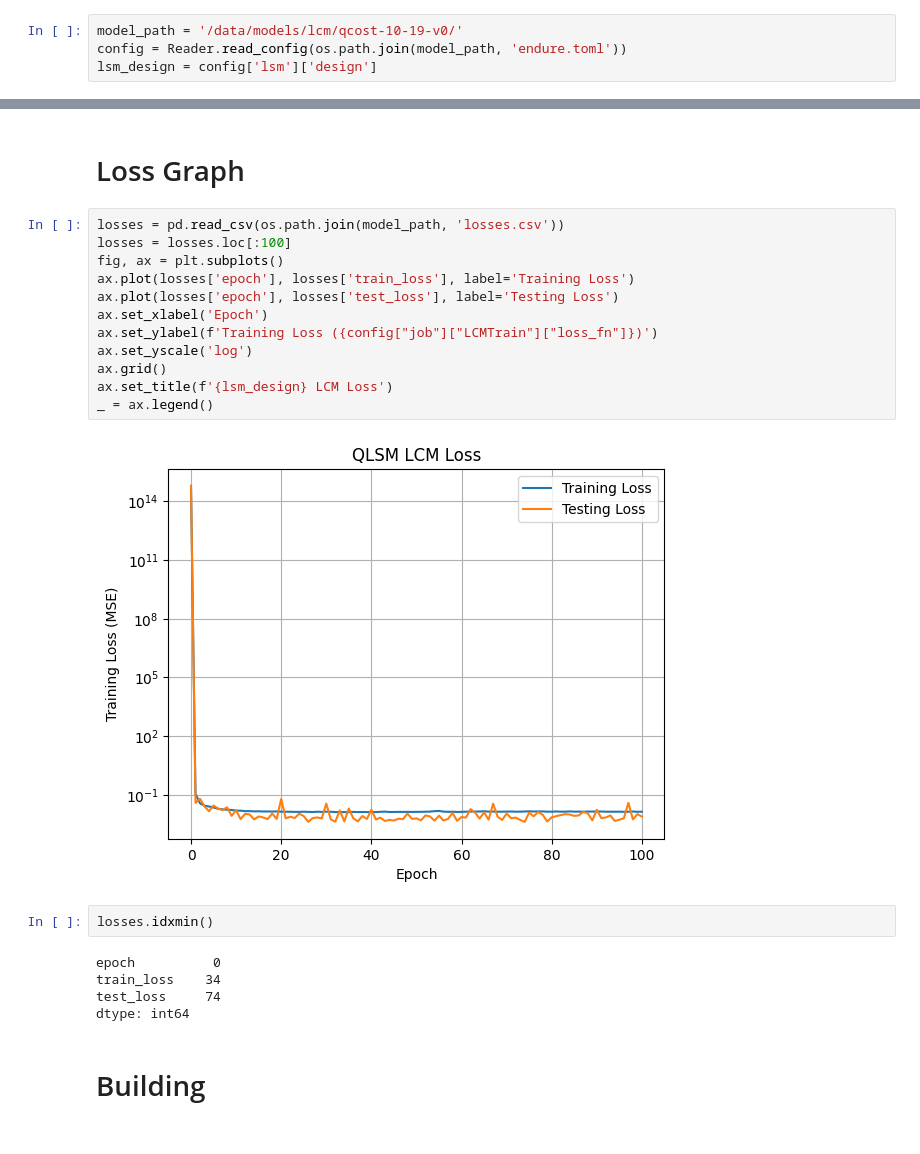
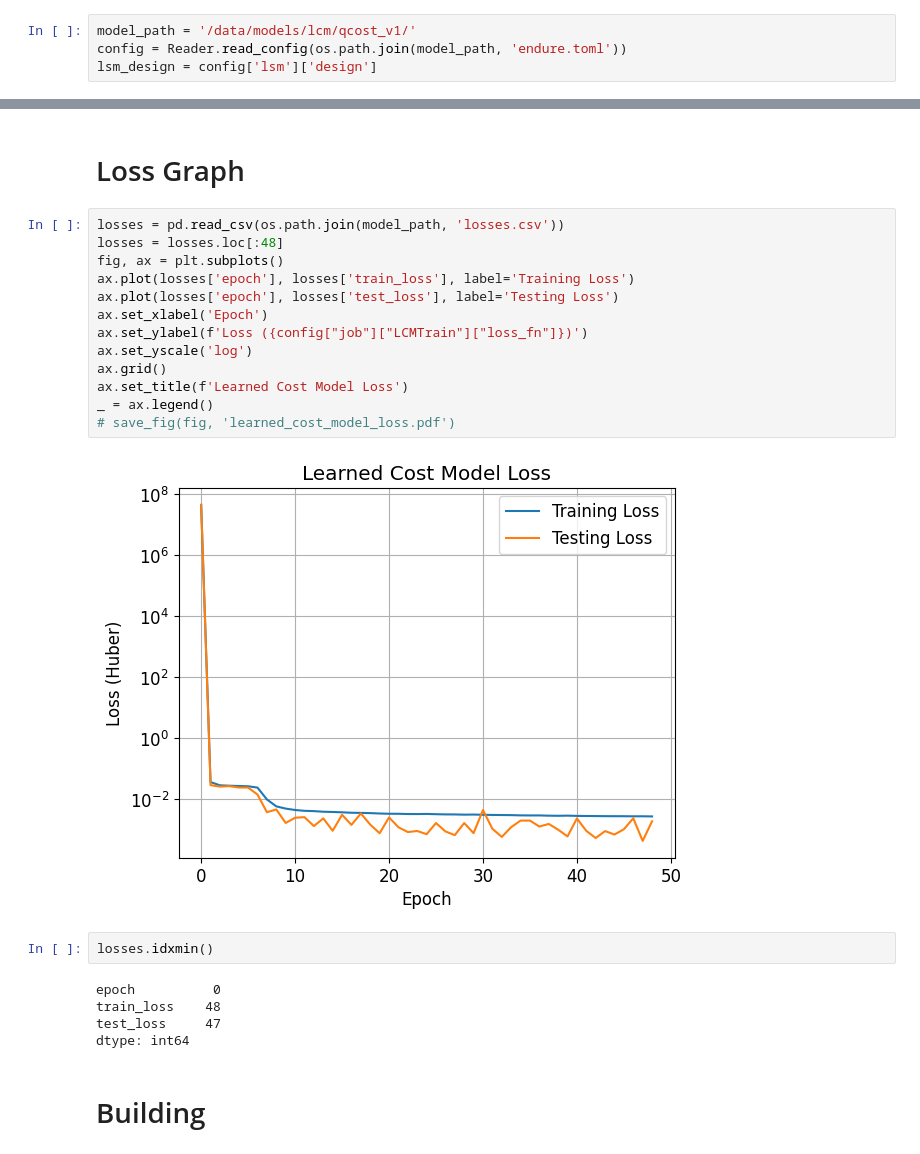
Before and after one commit to ephoris/endure-jupyter, a Jupyter notebook: experiments/00_lcm_eval.ipynb, the cells around one changed output, grey strips where cells are left out. Cells and saved outputs as stored; diff of their text form.

```diff
--- a/experiments/00_lcm_eval.ipynb
+++ b/experiments/00_lcm_eval.ipynb
@@ -30,5 +33,5 @@ from endure.lsm.cost import EndureCost
 # %%
-model_path = '/data/models/lcm/qcost-10-19-v0/'
+model_path = '/data/models/lcm/qcost_v1/'
 config = Reader.read_config(os.path.join(model_path, 'endure.toml'))
 lsm_design = config['lsm']['design']
 # %%
@@ -70,24 +73,25 @@ else:
 # Loss Graph
 # %%
 losses = pd.read_csv(os.path.join(model_path, 'losses.csv'))
-losses = losses.loc[:100]
+losses = losses.loc[:48]
 fig, ax = plt.subplots()
 ax.plot(losses['epoch'], losses['train_loss'], label='Training Loss')
 ax.plot(losses['epoch'], losses['test_loss'], label='Testing Loss')
 ax.set_xlabel('Epoch')
-ax.set_ylabel(f'Training Loss ({config["job"]["LCMTrain"]["loss_fn"]})')
+ax.set_ylabel(f'Loss ({config["job"]["LCMTrain"]["loss_fn"]})')
 ax.set_yscale('log')
 ax.grid()
-ax.set_title(f'{lsm_design} LCM Loss')
+ax.set_title(f'Learned Cost Model Loss')
 _ = ax.legend()
+# save_fig(fig, 'learned_cost_model_loss.pdf')
 # %% [output]
-[figure, old version]
+[figure, new version]
 # %%
 losses.idxmin()
 # %% [output]
 epoch          0
-train_loss    34
-test_loss     74
+train_loss    48
+test_loss     47
 dtype: int64
 # %% [markdown]
 # Building
```
Also changed, not shown: parts of 19 cells of this notebook, 1 other file.
